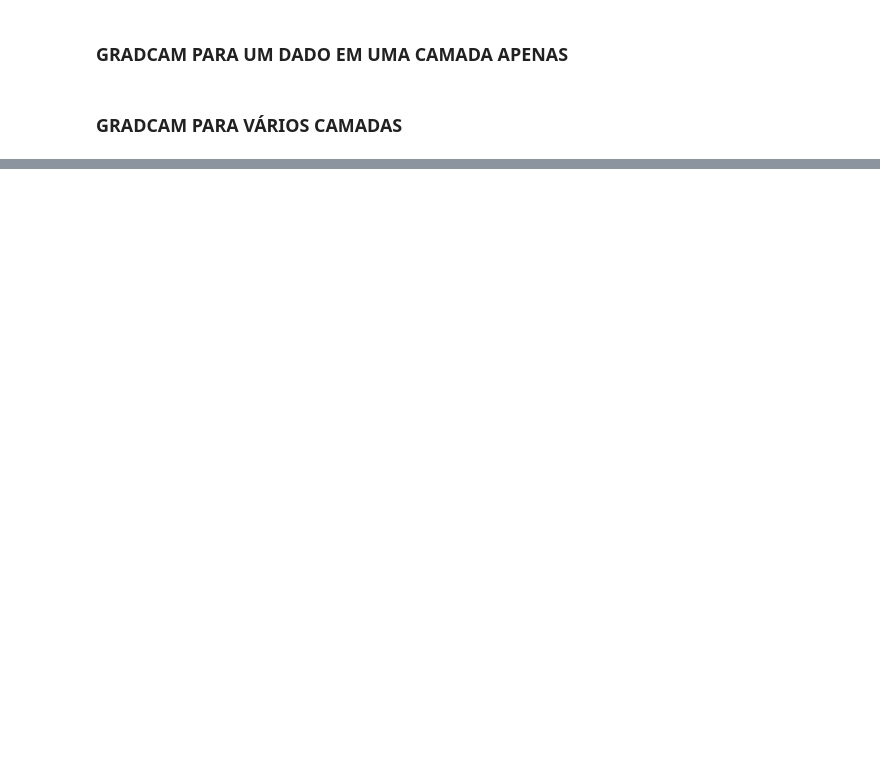
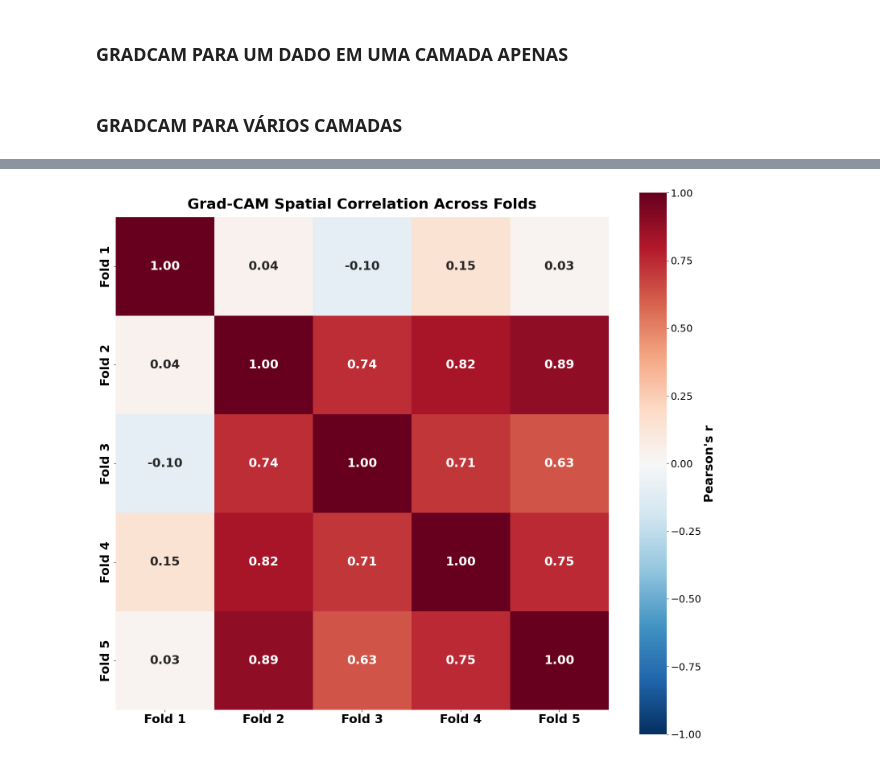
Before and after one commit to brunopmont/Alzheimer-CNN-Detection, a Jupyter notebook: explainability/gradcam.ipynb, the cells around one changed output, grey strips where cells are left out. Saved outputs shown, nothing was run; the diff lists cells and outputs as text; code cells hidden in the pictures; blank space fills up the shorter version.

```diff
--- a/explainability/gradcam.ipynb
+++ b/explainability/gradcam.ipynb
@@ -677,0 +856,60 @@ multi_classes_data_gradcam(model, test_images, test_labels, test_paths, f'{model
+# %%
+import seaborn as sns
+import numpy as np
+import matplotlib.pyplot as plt
+from scipy.stats import pearsonr
+
+def plot_correlation_matrix(mean_heatmaps, n_folds=5, cmap='RdBu_r', figsize=(16, 14)):
+    """
+    Constrói e plota a matriz de correlação de Pearson entre os heatmaps médios
+    de cada fold, a partir dos heatmaps já calculados.
+    """
+    corr_matrix = np.zeros((n_folds, n_folds))
+
+    for i in range(n_folds):
+        for j in range(n_folds):
+            if i == j:
+                corr_matrix[i, j] = 1.0
+            else:
+                flat_i = mean_heatmaps[i].flatten()
+                flat_j = mean_heatmaps[j].flatten()
+                corr, _ = pearsonr(flat_i, flat_j)
+                corr_matrix[i, j] = corr
+
+    fig, ax = plt.subplots(figsize=figsize)
+
+    heatmap = sns.heatmap(
+        corr_matrix,
+        annot=True,
+        fmt=".2f",
+        cmap=cmap,
+        vmin=-1, vmax=1, center=0,
+        xticklabels=[f'Fold {i+1}' for i in range(n_folds)],
+        yticklabels=[f'Fold {i+1}' for i in range(n_folds)],
+        square=True,
+        # annot_kws: Controla a fonte dos números DENTRO da matriz (tamanho e negrito)
+        annot_kws={"size": 22, "weight": "bold"},
+        ax=ax
+    )
+
+    # Título principal da figura
+    ax.set_title('Grad-CAM Spatial Correlation Across Folds', fontsize=26, weight='bold', pad=15)
+
+    # Rótulos dos eixos X e Y (Fold 1, Fold 2, etc.) com tamanho e negrito customizados
+    ax.set_xticklabels([f'Fold {i+1}' for i in range(n_folds)], fontsize=22, weight='bold')
+    ax.set_yticklabels([f'Fold {i+1}' for i in range(n_folds)], fontsize=22, weight='bold')
+
+    # Colorbar
+    cbar = heatmap.collections[0].colorbar
+    cbar.ax.tick_params(labelsize=18)
+    cbar.set_label("Pearson's r", size=22, weight='bold')
+
+    plt.tight_layout()
+    plt.savefig('gradcam_correlation_matrix.png', dpi=150)
+    plt.show()
+
+    return corr_matrix
+
+corr_matrix = plot_correlation_matrix(mean_heatmaps)
+# %% [output]
+[figure, added]
```
Also changed, not shown: parts of 11 cells of this notebook, 5 other files.
